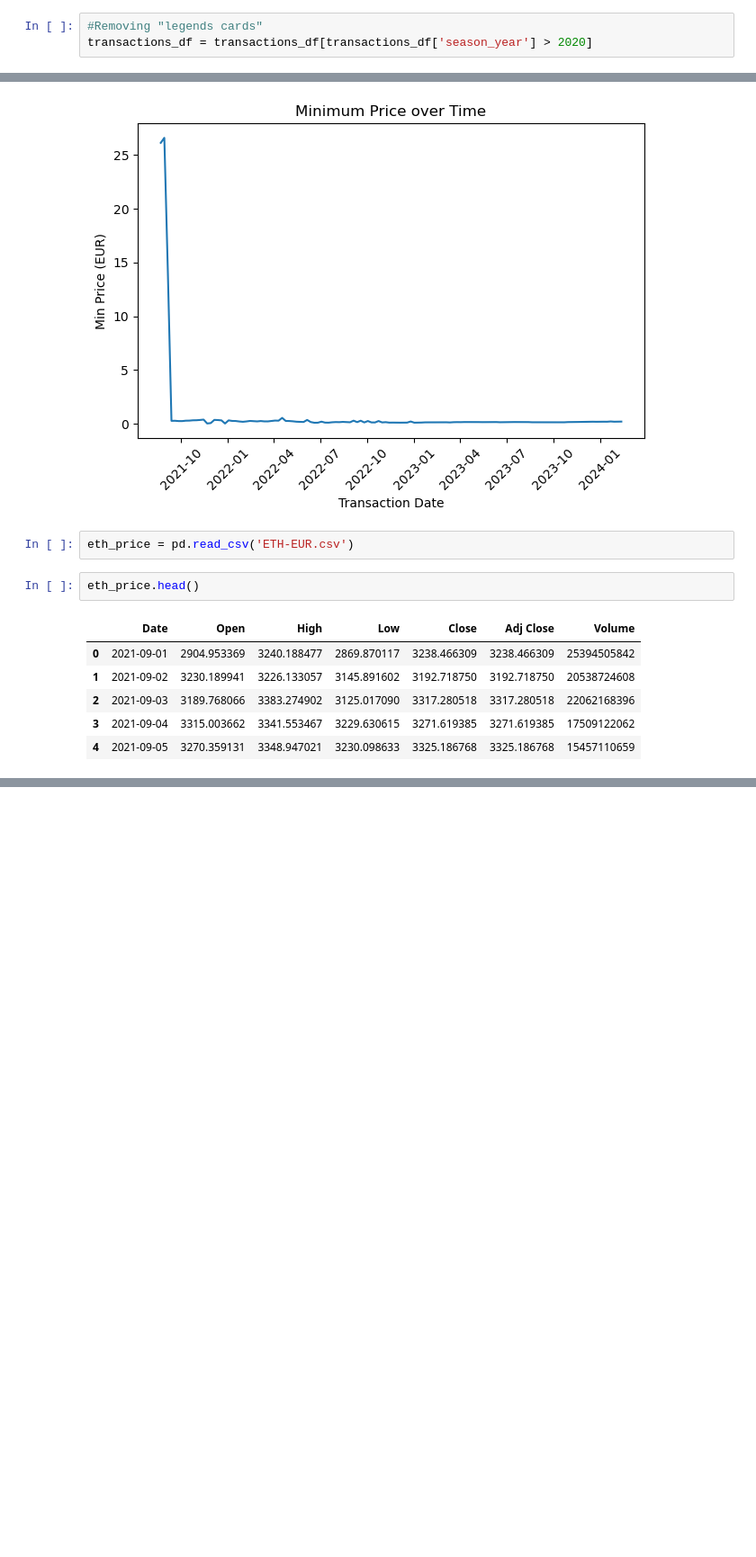
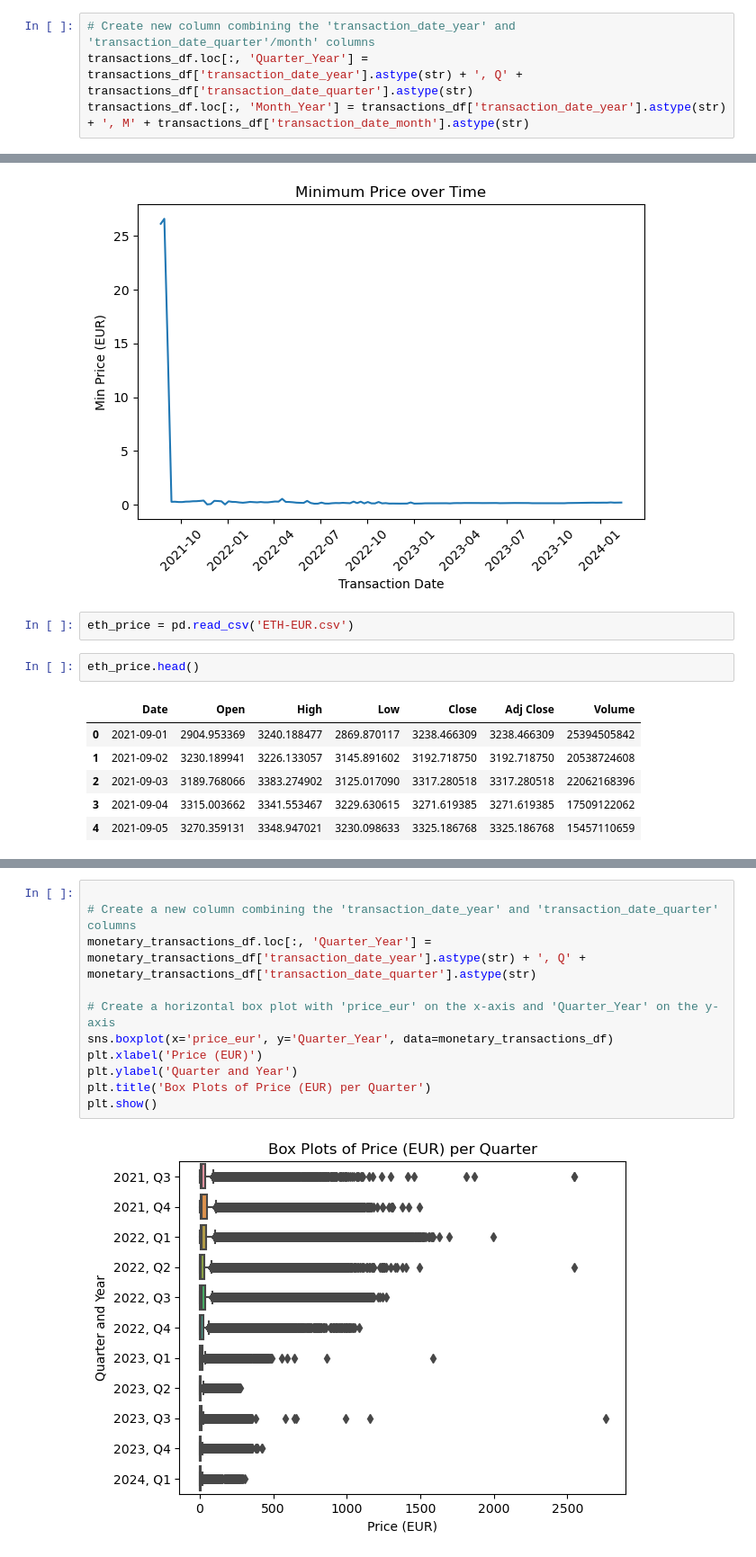
Before and after one commit to PierreMn/final_project, a Jupyter notebook: Datavisualisation.ipynb, the cells around one changed output, grey strips where cells are left out. Shown at 90% size. Saved outputs shown, nothing was run; the diff lists cells and outputs as text; blank space fills up the shorter version.

```diff
--- a/Datavisualisation.ipynb
+++ b/Datavisualisation.ipynb
@@ -28,6 +18,7 @@ list(set(transactions_df.dtypes.tolist()))
 # %%
-#Removing "legends cards"
-transactions_df = transactions_df[transactions_df['season_year'] > 2020]
+# Create new column combining the 'transaction_date_year' and 'transaction_date_quarter'/month' columns
+transactions_df.loc[:, 'Quarter_Year'] = transactions_df['transaction_date_year'].astype(str) + ', Q' + transactions_df['transaction_date_quarter'].astype(str)
+transactions_df.loc[:, 'Month_Year'] = transactions_df['transaction_date_year'].astype(str) + ', M' + transactions_df['transaction_date_month'].astype(str)
 # %%
 transactions_df['transaction_category'].value_counts()
 # %% [output]
@@ -164,0 +176,13 @@ TypeError: Invalid comparison between dtype=datetime64[ns, UTC] and Timestamp
+# %%
+
+# Create a new column combining the 'transaction_date_year' and 'transaction_date_quarter' columns
+monetary_transactions_df.loc[:, 'Quarter_Year'] = monetary_transactions_df['transaction_date_year'].astype(str) + ', Q' + monetary_transactions_df['transaction_date_quarter'].astype(str)
+
+# Create a horizontal box plot with 'price_eur' on the x-axis and 'Quarter_Year' on the y-axis
+sns.boxplot(x='price_eur', y='Quarter_Year', data=monetary_transactions_df)
+plt.xlabel('Price (EUR)')
+plt.ylabel('Quarter and Year')
+plt.title('Box Plots of Price (EUR) per Quarter')
+plt.show()
+# %% [output]
+[figure, added]
```
Also changed, not shown: parts of 21 cells of this notebook, 2 other files.
